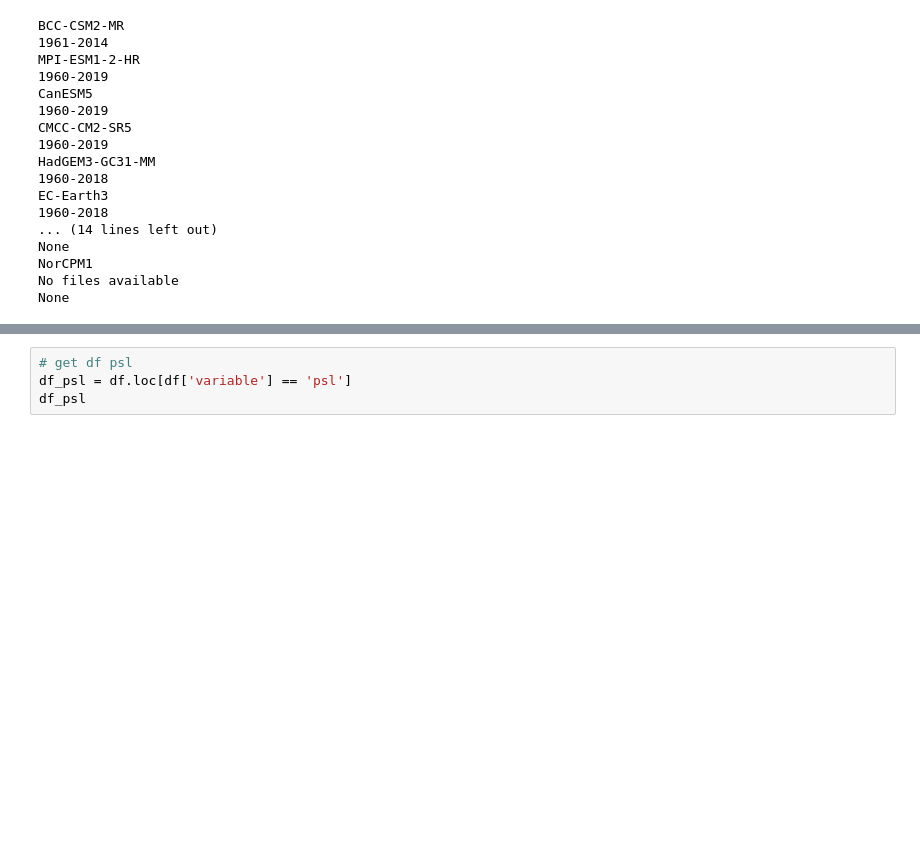
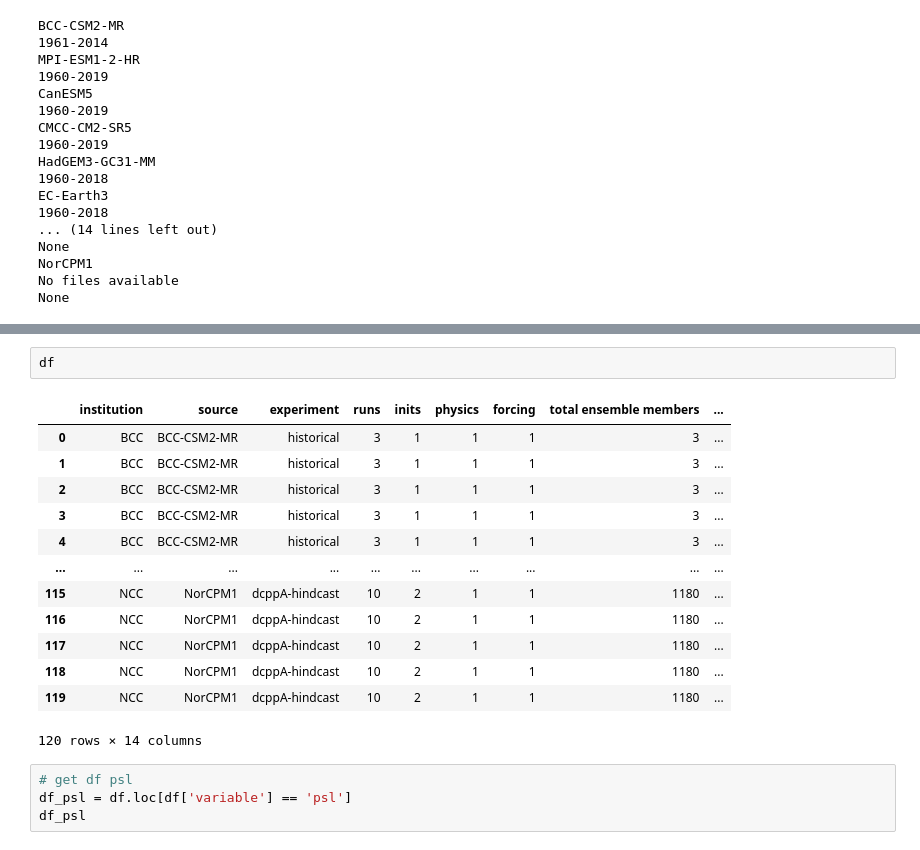
Before and after one commit to benhutchmet/model-characteristics, a Jupyter notebook: model_charac.ipynb, the cells around one changed output, grey strips where cells are left out. Drawn from its saved outputs; the diff is of its cells as text; blank space fills up the shorter version.

```diff
--- a/model_charac.ipynb
+++ b/model_charac.ipynb
@@ -319,3 +302,19 @@ Variable:  sfcWind
+# %%
+df
+# %% [output]
+|  | institution | source | experiment | runs | inits | physics | forcing | total ensemble members | ... |
+| 0 | BCC | BCC-CSM2-MR | historical | 3 | 1 | 1 | 1 | 3 | ... |
+| 1 | BCC | BCC-CSM2-MR | historical | 3 | 1 | 1 | 1 | 3 | ... |
+| 2 | BCC | BCC-CSM2-MR | historical | 3 | 1 | 1 | 1 | 3 | ... |
+| 3 | BCC | BCC-CSM2-MR | historical | 3 | 1 | 1 | 1 | 3 | ... |
+| 4 | BCC | BCC-CSM2-MR | historical | 3 | 1 | 1 | 1 | 3 | ... |
+| ... | ... | ... | ... | ... | ... | ... | ... | ... | ... |
+| 115 | NCC | NorCPM1 | dcppA-hindcast | 10 | 2 | 1 | 1 | 1180 | ... |
+| 116 | NCC | NorCPM1 | dcppA-hindcast | 10 | 2 | 1 | 1 | 1180 | ... |
+| 117 | NCC | NorCPM1 | dcppA-hindcast | 10 | 2 | 1 | 1 | 1180 | ... |
+| 118 | NCC | NorCPM1 | dcppA-hindcast | 10 | 2 | 1 | 1 | 1180 | ... |
+| 119 | NCC | NorCPM1 | dcppA-hindcast | 10 | 2 | 1 | 1 | 1180 | ... |
+120 rows × 14 columns
 # %%
 # get df psl
 df_psl = df.loc[df['variable'] == 'psl']
```
Also changed, not shown: parts of 1 cell of this notebook.
